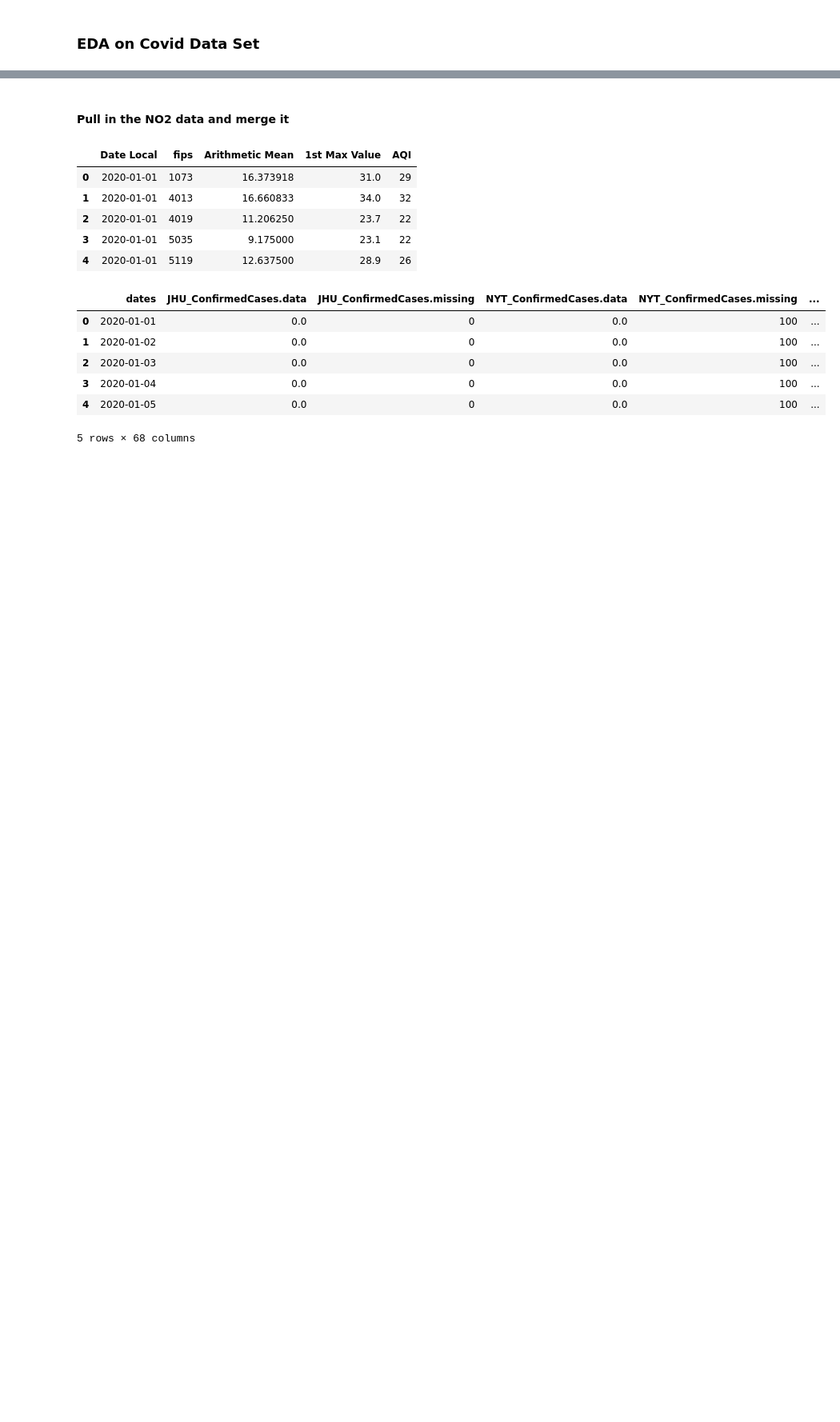
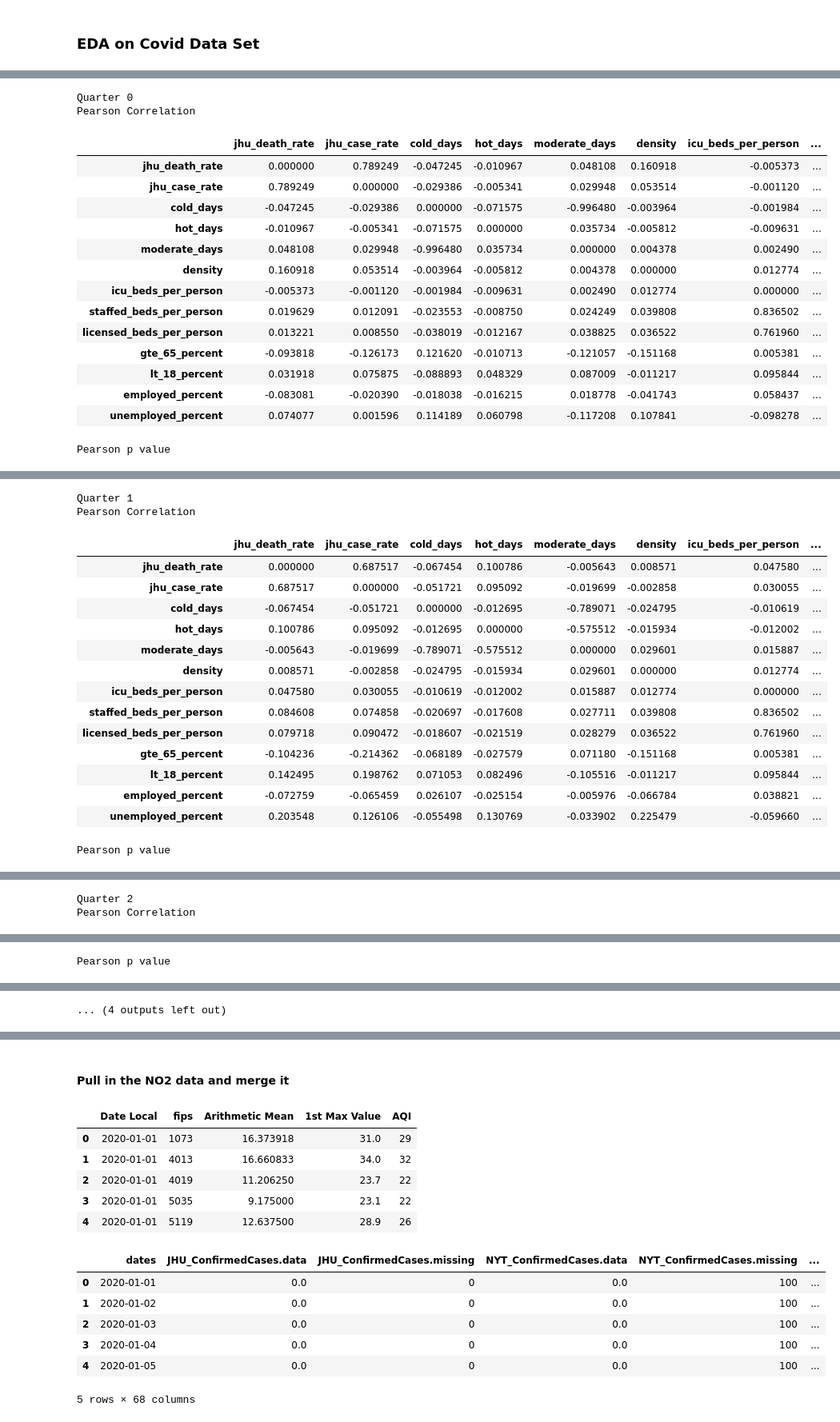
Before and after one commit to richstrouss/capstone, a Jupyter notebook: data/covid/covid_data_analysis.ipynb, the cells around one changed output, grey strips where cells are left out. Shown at 80% size. Cells and saved outputs as stored; diff of their text form; code cells hidden in the pictures; blank space fills up the shorter version.

```diff
--- a/data/covid/covid_data_analysis.ipynb
+++ b/data/covid/covid_data_analysis.ipynb
@@ -199,0 +427,25 @@ Index(['dates', 'JHU_ConfirmedCases.data', 'JHU_ConfirmedCases.missing',
+# %%
+for i, (r, p) in enumerate(zip(corr_by_county_rollup, corr_by_county_rollup_pvalues)):
+    print(f'Quarter {i}')
+    print('Pearson Correlation')
+    display(r)
+    print('Pearson p value')
+    display(p)
+# %% [output]
+Quarter 0
+Pearson Correlation
+|  | jhu_death_rate | jhu_case_rate | cold_days | hot_days | moderate_days | density | icu_beds_per_person | ... |
+| jhu_death_rate | 0.000000 | 0.789249 | -0.047245 | -0.010967 | 0.048108 | 0.160918 | -0.005373 | ... |
+| jhu_case_rate | 0.789249 | 0.000000 | -0.029386 | -0.005341 | 0.029948 | 0.053514 | -0.001120 | ... |
+| cold_days | -0.047245 | -0.029386 | 0.000000 | -0.071575 | -0.996480 | -0.003964 | -0.001984 | ... |
+| hot_days | -0.010967 | -0.005341 | -0.071575 | 0.000000 | 0.035734 | -0.005812 | -0.009631 | ... |
+| moderate_days | 0.048108 | 0.029948 | -0.996480 | 0.035734 | 0.000000 | 0.004378 | 0.002490 | ... |
+| density | 0.160918 | 0.053514 | -0.003964 | -0.005812 | 0.004378 | 0.000000 | 0.012774 | ... |
+| icu_beds_per_person | -0.005373 | -0.001120 | -0.001984 | -0.009631 | 0.002490 | 0.012774 | 0.000000 | ... |
+| staffed_beds_per_person | 0.019629 | 0.012091 | -0.023553 | -0.008750 | 0.024249 | 0.039808 | 0.836502 | ... |
+| licensed_beds_per_person | 0.013221 | 0.008550 | -0.038019 | -0.012167 | 0.038825 | 0.036522 | 0.761960 | ... |
+| gte_65_percent | -0.093818 | -0.126173 | 0.121620 | -0.010713 | -0.121057 | -0.151168 | 0.005381 | ... |
+| lt_18_percent | 0.031918 | 0.075875 | -0.088893 | 0.048329 | 0.087009 | -0.011217 | 0.095844 | ... |
+| employed_percent | -0.083081 | -0.020390 | -0.018038 | -0.016215 | 0.018778 | -0.041743 | 0.058437 | ... |
+| unemployed_percent | 0.074077 | 0.001596 | 0.114189 | 0.060798 | -0.117208 | 0.107841 | -0.098278 | ... |
+Pearson p value
@@ -199,0 +466,17 @@ Index(['dates', 'JHU_ConfirmedCases.data', 'JHU_ConfirmedCases.missing',
+Quarter 1
+Pearson Correlation
+|  | jhu_death_rate | jhu_case_rate | cold_days | hot_days | moderate_days | density | icu_beds_per_person | ... |
+| jhu_death_rate | 0.000000 | 0.687517 | -0.067454 | 0.100786 | -0.005643 | 0.008571 | 0.047580 | ... |
+| jhu_case_rate | 0.687517 | 0.000000 | -0.051721 | 0.095092 | -0.019699 | -0.002858 | 0.030055 | ... |
+| cold_days | -0.067454 | -0.051721 | 0.000000 | -0.012695 | -0.789071 | -0.024795 | -0.010619 | ... |
+| hot_days | 0.100786 | 0.095092 | -0.012695 | 0.000000 | -0.575512 | -0.015934 | -0.012002 | ... |
+| moderate_days | -0.005643 | -0.019699 | -0.789071 | -0.575512 | 0.000000 | 0.029601 | 0.015887 | ... |
+| density | 0.008571 | -0.002858 | -0.024795 | -0.015934 | 0.029601 | 0.000000 | 0.012774 | ... |
+| icu_beds_per_person | 0.047580 | 0.030055 | -0.010619 | -0.012002 | 0.015887 | 0.012774 | 0.000000 | ... |
+| staffed_beds_per_person | 0.084608 | 0.074858 | -0.020697 | -0.017608 | 0.027711 | 0.039808 | 0.836502 | ... |
+| licensed_beds_per_person | 0.079718 | 0.090472 | -0.018607 | -0.021519 | 0.028279 | 0.036522 | 0.761960 | ... |
+| gte_65_percent | -0.104236 | -0.214362 | -0.068189 | -0.027579 | 0.071180 | -0.151168 | 0.005381 | ... |
+| lt_18_percent | 0.142495 | 0.198762 | 0.071053 | 0.082496 | -0.105516 | -0.011217 | 0.095844 | ... |
+| employed_percent | -0.072759 | -0.065459 | 0.026107 | -0.025154 | -0.005976 | -0.066784 | 0.038821 | ... |
+| unemployed_percent | 0.203548 | 0.126106 | -0.055498 | 0.130769 | -0.033902 | 0.225479 | -0.059660 | ... |
+Pearson p value
@@ -199,0 +497,2 @@ Index(['dates', 'JHU_ConfirmedCases.data', 'JHU_ConfirmedCases.missing',
+Quarter 2
+Pearson Correlation
@@ -199,0 +513 @@ Index(['dates', 'JHU_ConfirmedCases.data', 'JHU_ConfirmedCases.missing',
+Pearson p value
@@ -200,3 +528,4 @@ Index(['dates', 'JHU_ConfirmedCases.data', 'JHU_ConfirmedCases.missing',
+... (4 outputs left out)
 # %%
 sdf['jhu_death_rate'] = sdf['JHU_ConfirmedDeaths.data']/sdf['latestTotalPopulation']
 sdf['jhu_case_rate'] = sdf['JHU_ConfirmedCases.data']/sdf['latestTotalPopulation']
```
Also changed, not shown: parts of 27 cells of this notebook, 1 other file.
